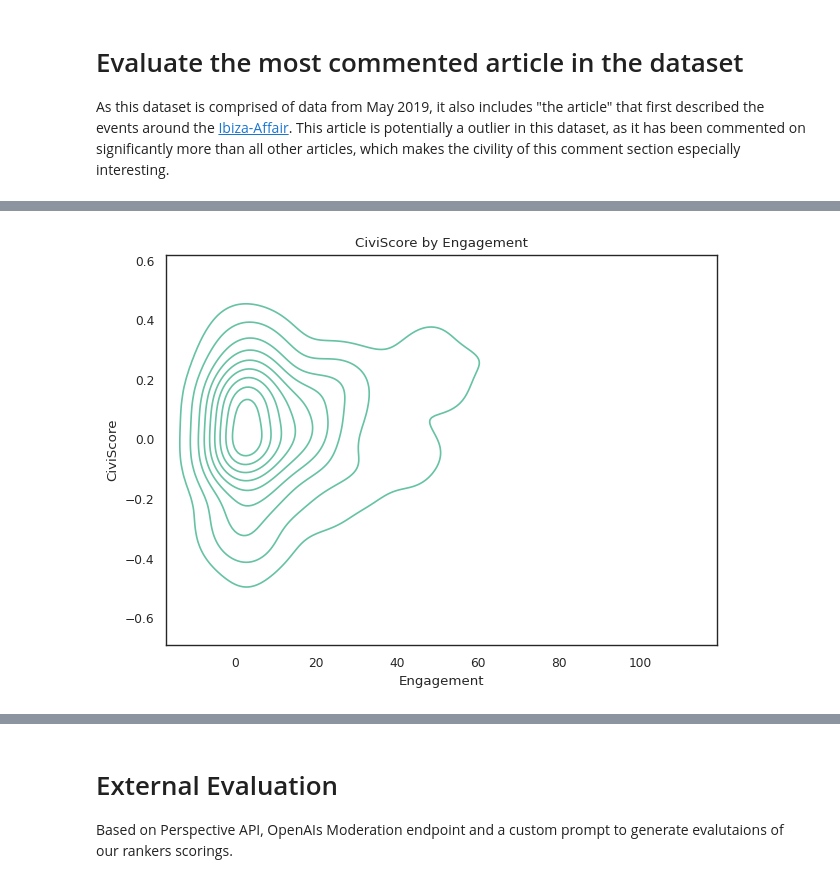
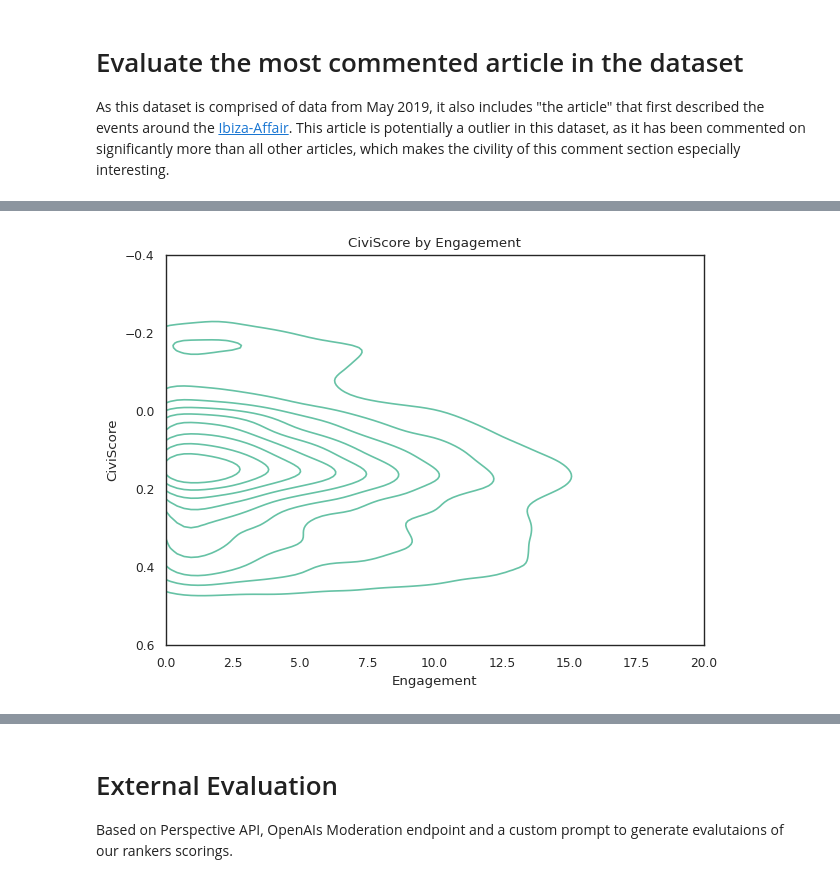
Before and after one commit to lorenzprattes/CiviRank, a Jupyter notebook: evaluation/evaluation.ipynb, the cells around one changed output, grey strips where cells are left out. Drawn from its saved outputs; the diff is of its cells as text; code cells hidden in the pictures.

```diff
--- a/evaluation/evaluation.ipynb
+++ b/evaluation/evaluation.ipynb
@@ -96,9 +48,9 @@ In this section, we define the constants that determine the number of items to b
 ARTICLES_TO_EVALUATE = 5
 ARTICLES_TO_OVERVIEW = 5
 AVERAGE_COMMENTS_VIEWED_ESTIMATE = 20
-CIVIRANK_SCROLL_WARNING_LIMIT = -0.2
+CIVIRANK_SCROLL_WARNING_LIMIT = -0.16 #similar to default setting
 EXTERNAL_EVAL = True
-EVAL_BIN_SIZE = 20
+EVAL_BIN_SIZE = 100
 PRINT_PLOTS = True
 FIGURE_PATH = "figures/"
 TEMP_PATH = "temp/"
@@ -154,7 +106,7 @@ print(f"Total amount of articles in Dataset: {len(aggregated)}")
 aggregated["Votes_Total"] = aggregated["Votes_Neg_Sum"] + aggregated["Votes_Pos_Sum"]
 aggregated["VotesToComments"] = aggregated["Votes_Total"] / aggregated["counts"]
 aggregated["NegVotesToComments"] = aggregated["Votes_Neg_Sum"] / aggregated["counts"]
-aggregated["PosVotesToComments"] = aggregated["Votes_Pos_Sum"] / aggregated["counts"]
+aggregated["PosffVotesToComments"] = aggregated["Votes_Pos_Sum"] / aggregated["counts"]
 aggregated["NegVotesPercentage"] = (aggregated["Votes_Neg_Sum"] / aggregated["Votes_Total"]) * 100
 aggregated["PosVotesPercentage"] = (aggregated["Votes_Pos_Sum"] / aggregated["Votes_Total"]) * 100
 #print median, average, qantiles and max of the comment counts
@@ -172,9 +124,5 @@ The average of the comment counts is:  164.0148921982663
 The 25% quantile of the comment counts is:  10.0
 The 75% quantile of the comment counts is:  138.0
 The maximum of the comment counts is:  19973
-# %%
-import utils
-
-utils.FIGURE_PATH = FIGURE_PATH
 # %%
 import powerlaw
@@ -569,14 +545,16 @@ Average CiviScore in most commented on article:  0.02938878228722539
 # %%
-scores["Engagement"] = scores["Votes_Pos"] + scores["Votes_Neg"]
-scores["Abs_Score"] = scores["CiviScore"]
+most_commented_on_scores["Engagement"] = most_commented_on_scores["Votes_Pos"] + most_commented_on_scores["Votes_Neg"]
+most_commented_on_scores["Abs_Score"] = most_commented_on_scores["CiviScore"]
 
-ax = sns.kdeplot(data=scores, x='Engagement', y='Abs_Score')
+ax = sns.kdeplot(data=most_commented_on_scores, x='Engagement', y='Abs_Score')
 ax.set_xlabel("Engagement")
 ax.set_ylabel("CiviScore")
 ax.set_title("CiviScore by Engagement")
+plt.xlim(0, 20)
+plt.ylim(0.6, -0.4)
 utils.plot(PRINT_PLOTS, "outlier_civiscore_engagement", plt)
 # %% [output]
-[figure, old version]
+[figure, new version]
 # %%
 outlier = pd.DataFrame({
         "article_id": [most_commented_on],
```
Also changed, not shown: parts of 24 cells of this notebook, 14 other files.
